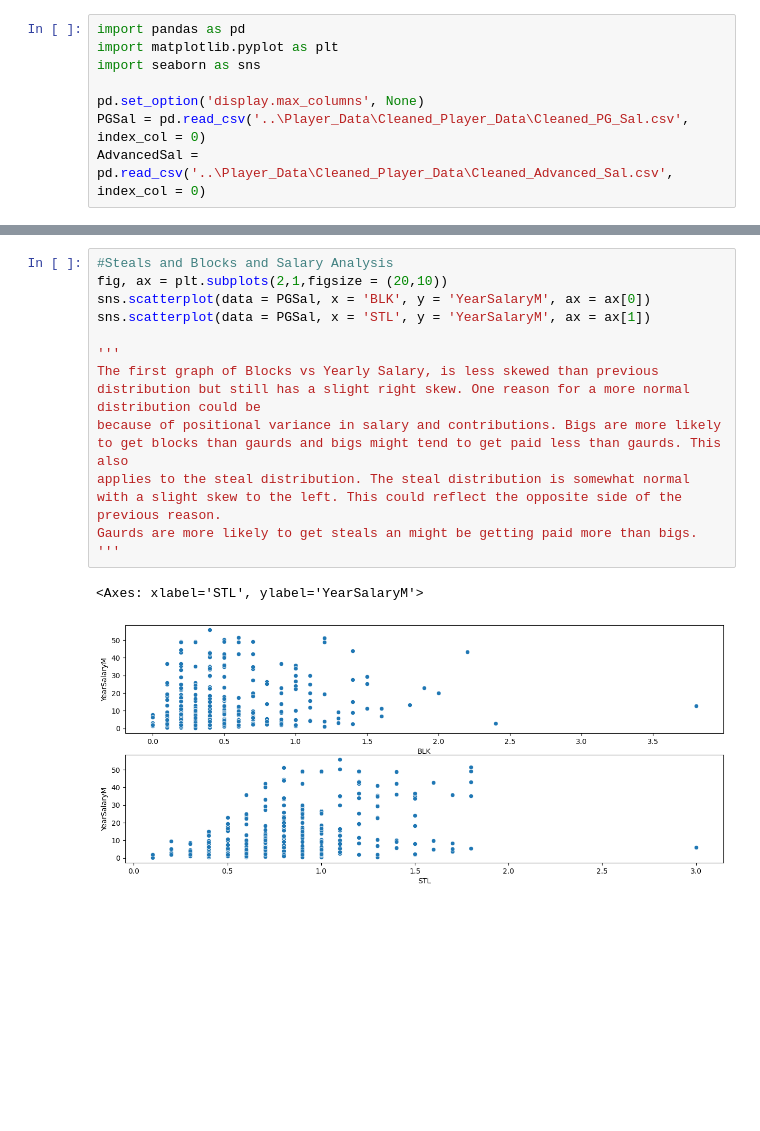
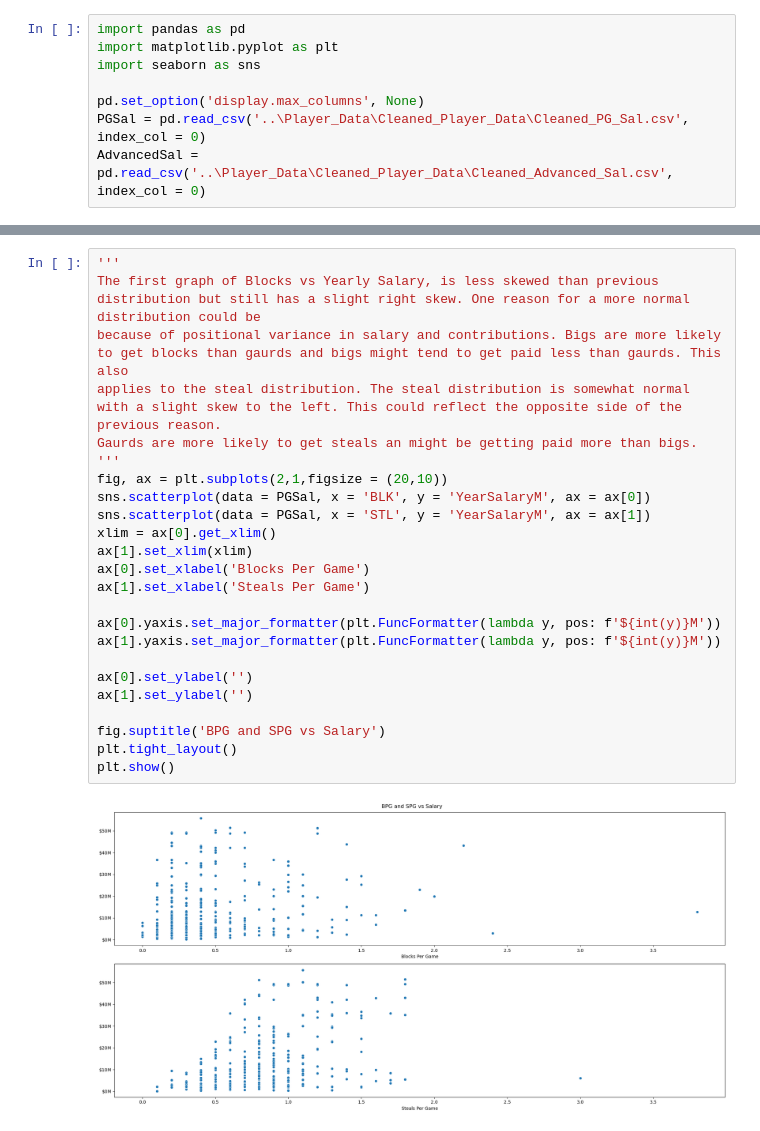
Before and after one commit to ruddaraju/NBA_PlayerValueAnalysis, a Jupyter notebook: Analysis/EDA.ipynb, the cells around one changed output, grey strips where cells are left out. Saved outputs shown, nothing was run; the diff lists cells and outputs as text; blank space fills up the shorter version.

```diff
--- a/Analysis/EDA.ipynb
+++ b/Analysis/EDA.ipynb
@@ -74,15 +91,26 @@ sns.barplot(data = PGSal.groupby(by = 'Pos')['YearSalaryM'].median().reset_index
 # %%
-#Steals and Blocks and Salary Analysis
-fig, ax = plt.subplots(2,1,figsize = (20,10))
-sns.scatterplot(data = PGSal, x = 'BLK', y = 'YearSalaryM', ax = ax[0])
-sns.scatterplot(data = PGSal, x = 'STL', y = 'YearSalaryM', ax = ax[1])
-
 '''
 The first graph of Blocks vs Yearly Salary, is less skewed than previous distribution but still has a slight right skew. One reason for a more normal distribution could be
 because of positional variance in salary and contributions. Bigs are more likely to get blocks than gaurds and bigs might tend to get paid less than gaurds. This also
 applies to the steal distribution. The steal distribution is somewhat normal with a slight skew to the left. This could reflect the opposite side of the previous reason.
 Gaurds are more likely to get steals an might be getting paid more than bigs.
 '''
+fig, ax = plt.subplots(2,1,figsize = (20,10))
+sns.scatterplot(data = PGSal, x = 'BLK', y = 'YearSalaryM', ax = ax[0])
+sns.scatterplot(data = PGSal, x = 'STL', y = 'YearSalaryM', ax = ax[1])
+xlim = ax[0].get_xlim()
+ax[1].set_xlim(xlim)
+ax[0].set_xlabel('Blocks Per Game')
+ax[1].set_xlabel('Steals Per Game')
+
+ax[0].yaxis.set_major_formatter(plt.FuncFormatter(lambda y, pos: f'${int(y)}M'))
+ax[1].yaxis.set_major_formatter(plt.FuncFormatter(lambda y, pos: f'${int(y)}M'))
+
+ax[0].set_ylabel('')
+ax[1].set_ylabel('')
+
+fig.suptitle('BPG and SPG vs Salary')
+plt.tight_layout()
+plt.show()
 # %% [output]
-<Axes: xlabel='STL', ylabel='YearSalaryM'>
-[figure, old version]
+[figure, new version]
```
Also changed, not shown: parts of 9 cells of this notebook, 1 other file.
